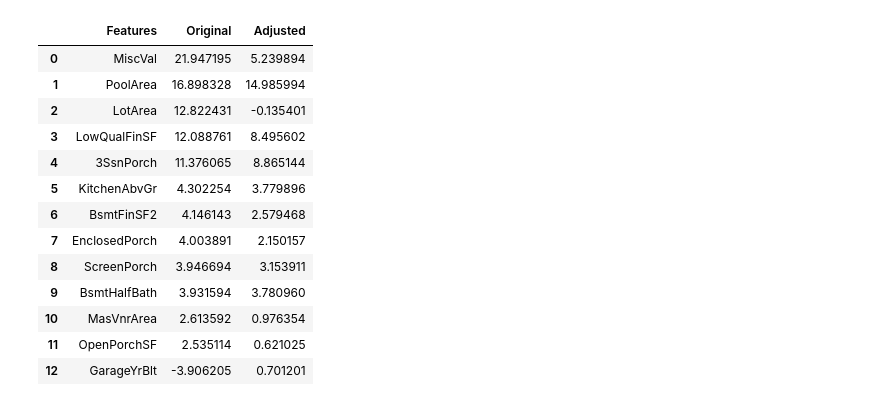
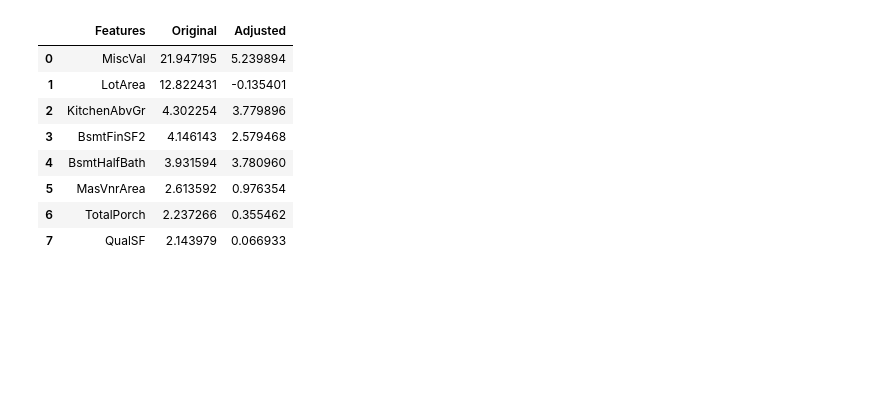
Before and after one commit to tyhe12/kaggle-housing, a Jupyter notebook: Tianyi.ipynb, the cells around one changed output. Cells and saved outputs as stored; diff of their text form; code cells hidden in the pictures; blank space fills up the shorter version.

```diff
--- a/Tianyi.ipynb
+++ b/Tianyi.ipynb
@@ -31,5 +34,36 @@ submit = ['SalePrice', 'Id']
 significant_columns_cat = ['Neighborhood', 'ExterQual', 'BsmtQual', 'KitchenQual', 'GarageFinish',
  'FireplaceQu', 'Foundation', 'GarageType', 'BsmtFinType1', 'HeatingQC',
  'MasVnrType', 'BsmtExposure', 'SaleCondition', 'Exterior1st', 'Exterior2nd',
- 'SaleType', 'MSZoning', 'HouseStyle', 'GarageQual', 'GarageCond', 'MSSubClass']
+ 'SaleType', 'MSZoning', 'HouseStyle', 'GarageQual', 'GarageCond']
+y = train_data['SalePrice']
+# %%
+# preprocessing
+# remove outliers
+# LotFrontage > 300
+train_data.drop(train_data[train_data['LotFrontage']>300].index)
+# LotArea > 100000
+train_data.drop(train_data[train_data['LotArea']>100000].index)
+# BsmtFinSF1 > 4000
+train_data.drop(train_data[train_data['BsmtFinSF1']>4000].index)
+# GrLivArea > 4000
+train_data.drop(train_data[train_data['GrLivArea']>4000].index)
+# TotalBsmtSF > 5000
+train_data.drop(train_data[train_data['TotalBsmtSF']>5000].index)
+# OpenPorchSF > 500
+train_data.drop(train_data[train_data['OpenPorchSF']>500].index)
+# 1stFlrSF > 4000
+train_data.drop(train_data[train_data['1stFlrSF']>4000].index)
+
+# concat
+all_data = pd.concat([train_data, test_data], ignore_index=True)
+
+# fill categoricals
+categoricals = all_data[categorical_features]
+categoricals['MSZoning'] = categoricals['MSZoning'].fillna(categoricals['MSZoning'].mode()[0])
+categoricals.fillna('None', inplace=True)
+all_data[categorical_features] = categoricals
+
+# fill in numeric
+all_data['LotFrontage'] = all_data.groupby('Neighborhood')['LotFrontage'].apply(lambda x: x.fillna(x.median()))
+all_data.fillna(0, inplace=True)
 # %%
@@ -80,33 +110,31 @@ all_data['IsNew'] = (all_data['YrSold'] - all_data['YearBuilt']).apply(lambda x:
 # %%
 # process skewness in features
 skewness_cap = 2 # can change this number around a bit
+# define ignored features
+ignored_features = ['HasPool', 'HasGarage', 'HasRemod', 'Has3SsnPorch', 'HasLowQualFin', 'IsNew', 'HasPorch']
 # find skewness
 skewness = all_data[numerical_features].apply(lambda x: st.skew(x)).sort_values(ascending=False)
 skewness_features = skewness[abs(skewness) > skewness_cap].index
+skewness_features = [f for f in skewness_features if f not in ignored_features]
 # box-cox transform
 for col in skewness_features:
     all_data[col] = boxcox1p(all_data[col], st.boxcox_normmax(all_data[col] + 1))
 
 adjusted_skewness = all_data[skewness_features].apply(lambda x: st.skew(x))
 
 skewness_compare = pd.DataFrame()
 skewness_compare['Features'] = skewness_features
 skewness_compare['Original'] = skewness[skewness_features].values
 skewness_compare['Adjusted'] = adjusted_skewness.values
 skewness_compare
 # %% [output]
 |  | Features | Original | Adjusted |
 | 0 | MiscVal | 21.947195 | 5.239894 |
-| 1 | PoolArea | 16.898328 | 14.985994 |
-| 2 | LotArea | 12.822431 | -0.135401 |
-| 3 | LowQualFinSF | 12.088761 | 8.495602 |
-| 4 | 3SsnPorch | 11.376065 | 8.865144 |
-| 5 | KitchenAbvGr | 4.302254 | 3.779896 |
-| 6 | BsmtFinSF2 | 4.146143 | 2.579468 |
-| 7 | EnclosedPorch | 4.003891 | 2.150157 |
-| 8 | ScreenPorch | 3.946694 | 3.153911 |
-| 9 | BsmtHalfBath | 3.931594 | 3.780960 |
-| 10 | MasVnrArea | 2.613592 | 0.976354 |
-| 11 | OpenPorchSF | 2.535114 | 0.621025 |
-| 12 | GarageYrBlt | -3.906205 | 0.701201 |
+| 1 | LotArea | 12.822431 | -0.135401 |
+| 2 | KitchenAbvGr | 4.302254 | 3.779896 |
+| 3 | BsmtFinSF2 | 4.146143 | 2.579468 |
+| 4 | BsmtHalfBath | 3.931594 | 3.780960 |
+| 5 | MasVnrArea | 2.613592 | 0.976354 |
+| 6 | TotalPorch | 2.237266 | 0.355462 |
+| 7 | QualSF | 2.143979 | 0.066933 |
 # %%
```
Also changed, not shown: parts of 26 cells of this notebook, 2 other files.
